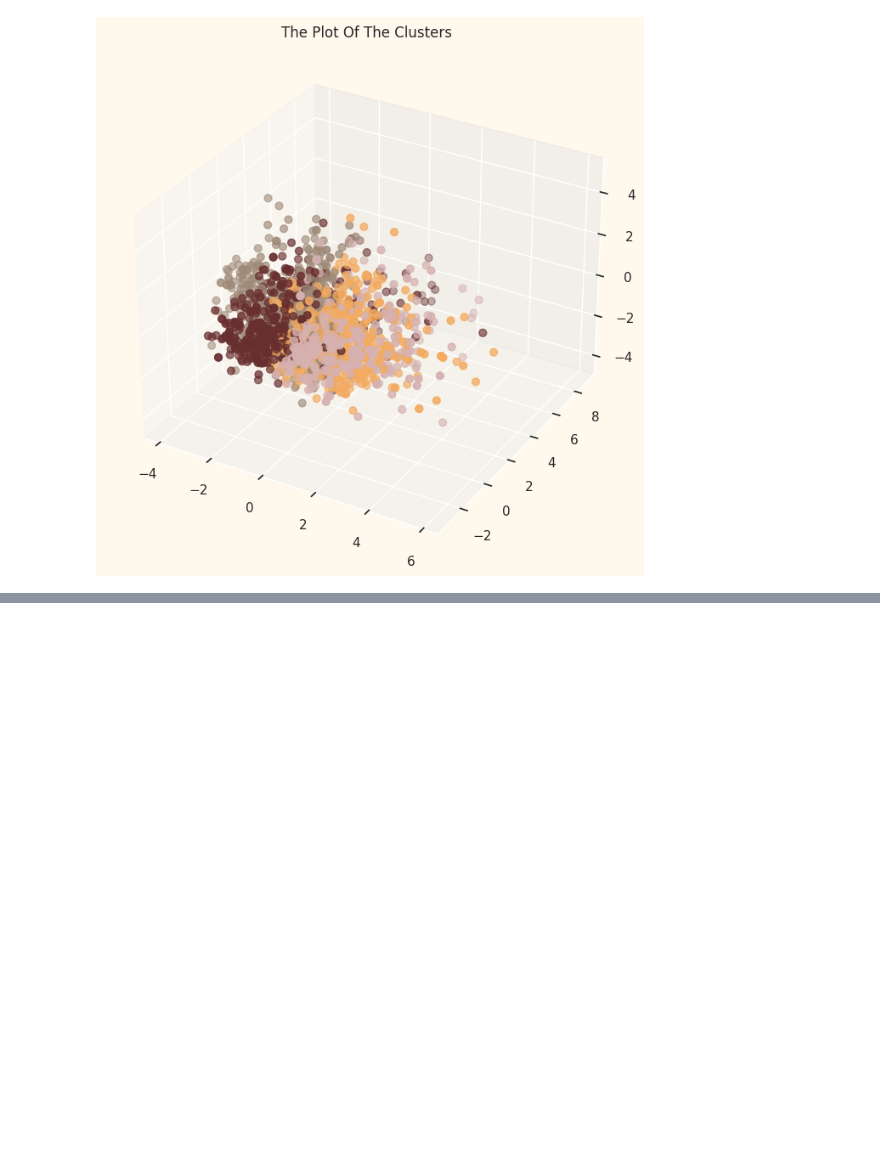
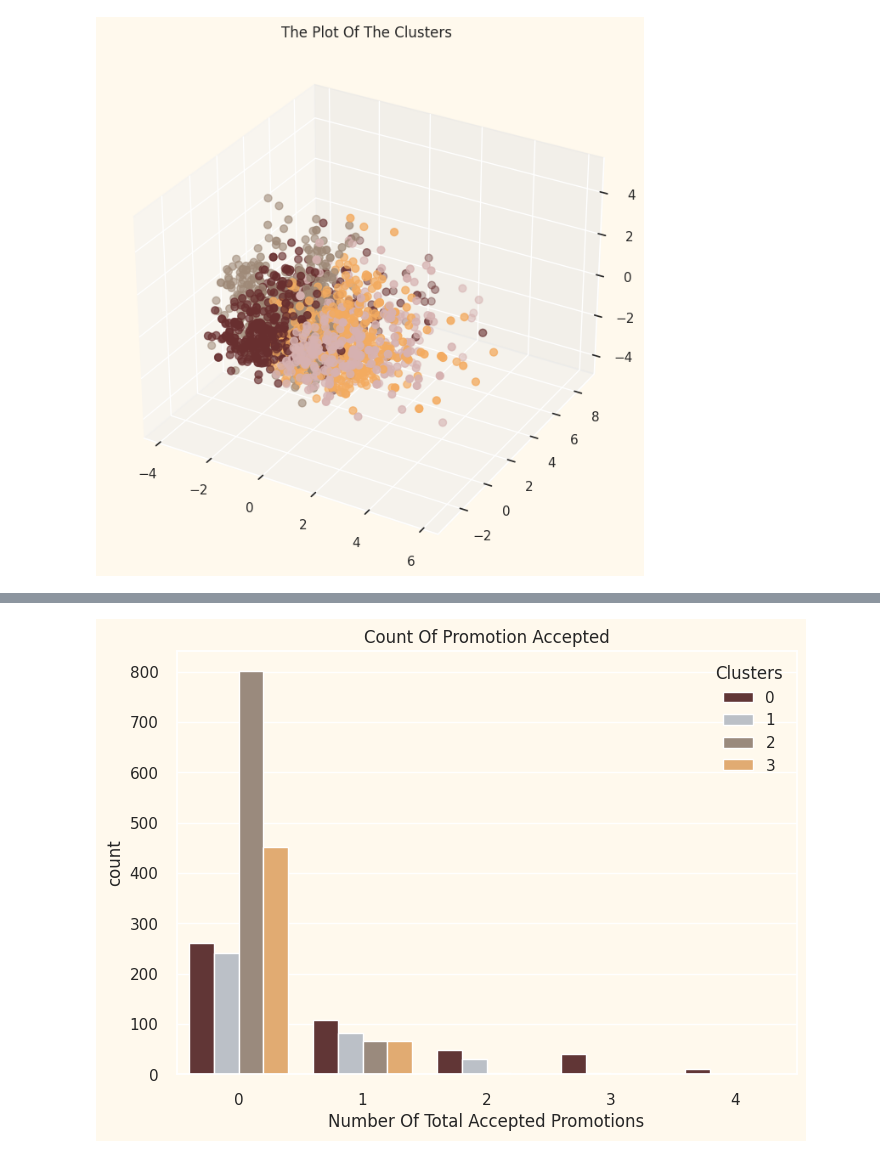
Before and after one commit to Farmil23/Learning-Journal, a Jupyter notebook: Customer-Segmentation/notebook/Customer_Segmentation.ipynb, the cells around one changed output, grey strips where cells are left out. Drawn from its saved outputs; the diff is of its cells as text; code cells hidden in the pictures; blank space fills up the shorter version.

```diff
--- a/Customer-Segmentation/notebook/Customer_Segmentation (1).ipynb
+++ b/Customer-Segmentation/notebook/Customer_Segmentation.ipynb
@@ -561,0 +611,11 @@ plt.show()
+# %%
+#Creating a feature to get a sum of accepted promotions
+df["Total_Promos"] = df["AcceptedCmp1"]+ df["AcceptedCmp2"]+ df["AcceptedCmp3"]+ df["AcceptedCmp4"]+ df["AcceptedCmp5"]
+#Plotting count of total campaign accepted.
+plt.figure()
+pl = sns.countplot(x=df["Total_Promos"],hue=df["Clusters"], palette= pal)
+pl.set_title("Count Of Promotion Accepted")
+pl.set_xlabel("Number Of Total Accepted Promotions")
+plt.show()
+# %% [output]
+[figure, added]
```
Also changed, not shown: parts of 12 cells of this notebook.
